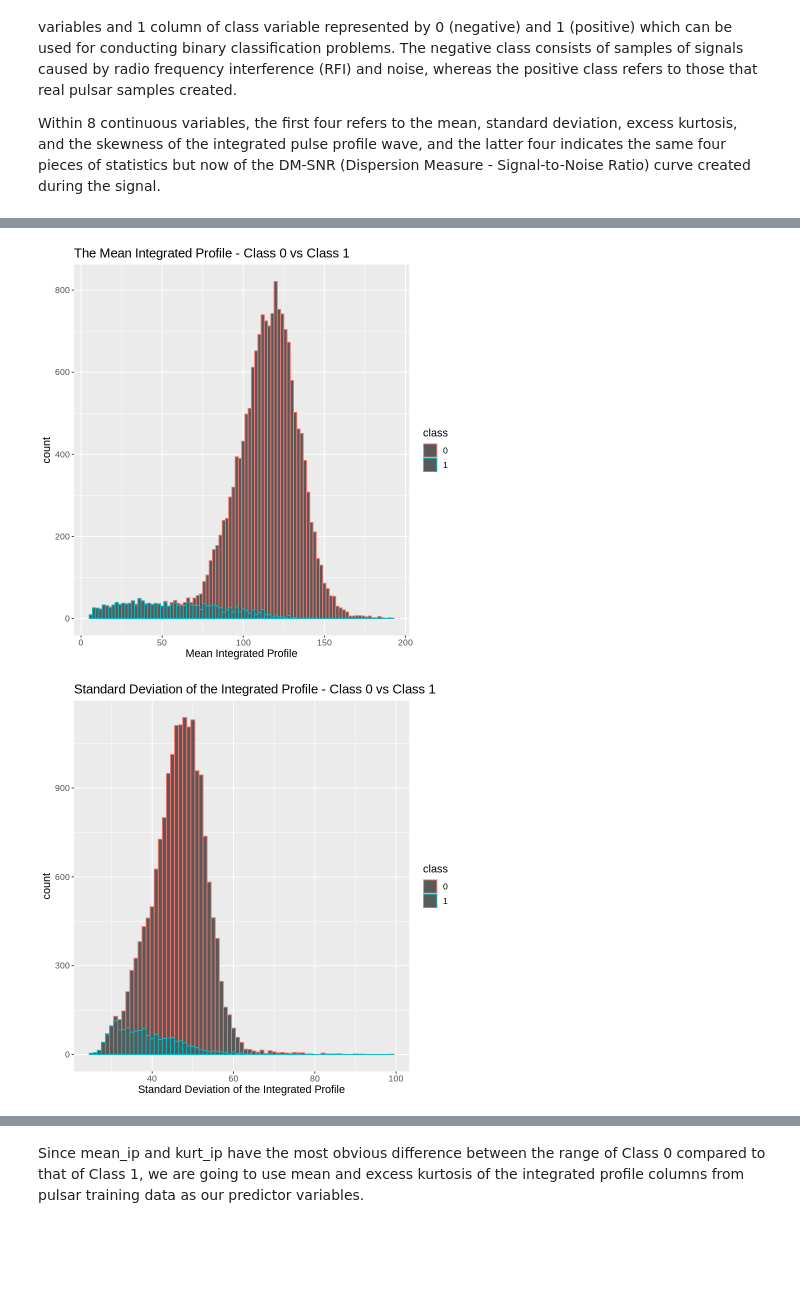
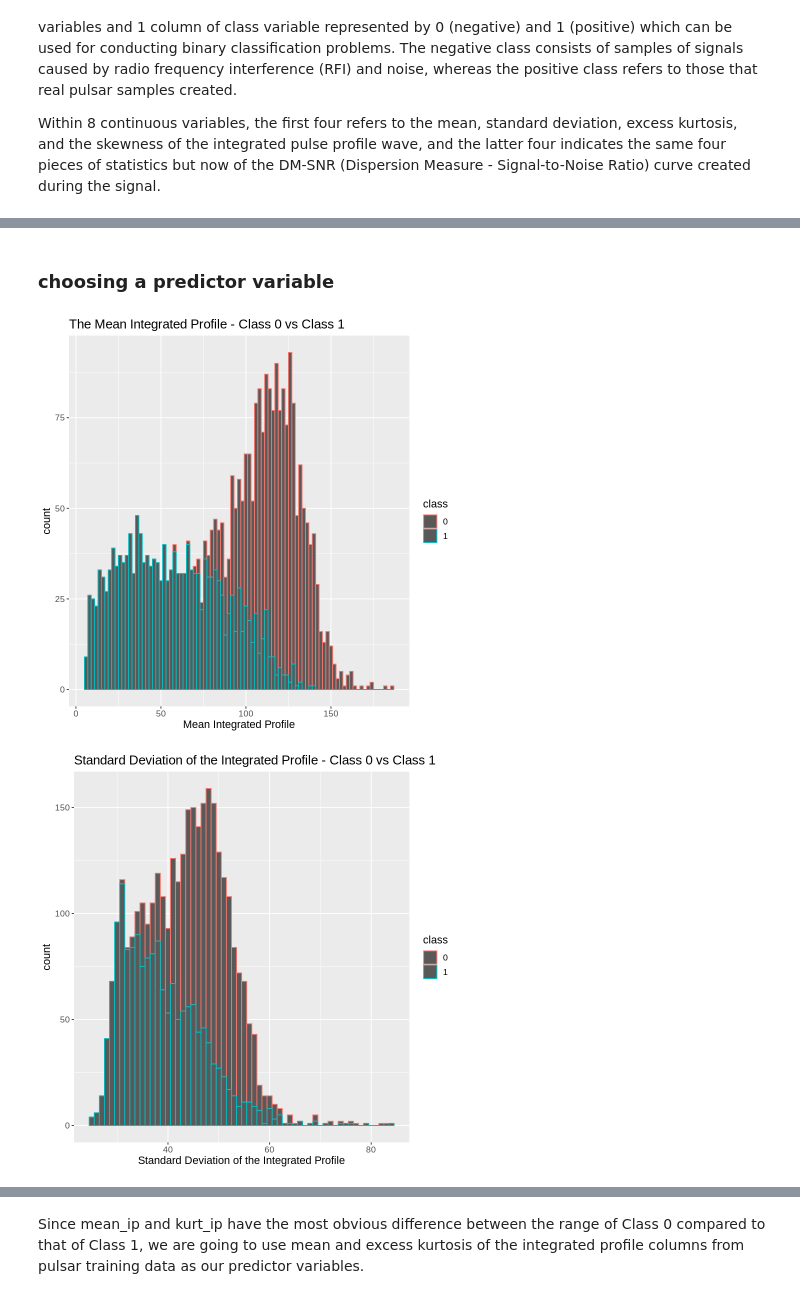
Before and after one commit to splashhhhhh/dsci100-grp165, a Jupyter notebook: Proposal.ipynb, the cells around one changed output, grey strips where cells are left out. Saved outputs shown, nothing was run; the diff lists cells and outputs as text; code cells hidden in the pictures; blank space fills up the shorter version.

Commit message:
Final code touches
- added the manually down sampled data
- data used now called "balanced"
- added chart and table names

```diff
--- a/Proposal.ipynb
+++ b/Proposal.ipynb
@@ -99,13 +164,15 @@ pulsar |>
+# %% [markdown]
+### choosing a predictor variable
 # %%
 # All histogram charts created to visualize which would be the best predictor variable to use for the classification of pulsar stars.
 
-# Here we are looking for a defining trait/characteristic of either class 1 or class 0.
+# Here we are looking for a defining trait/characteristic of either class 1 or class 0 using the balanced dataset.
 
 # This will be concluded from the visualizations produced (looking at whether or not the class's overlap).
 # The less the class overlap, the more accurate our classifier will be with classifying whether a signal is from an actual pulsar
 # star or whether it's just a RFI
 
-mean_ip_plot <- pulsar |>
+mean_ip_plot <- balanced |>
     ggplot(aes(x = mean_ip)) +
     geom_histogram(aes(colour = class), binwidth = 2) +
     labs(x = "Mean Integrated Profile") +
@@ -113,7 +180,7 @@ mean_ip_plot <- pulsar |>
 mean_ip_plot
 
 
-sd_ip_plot <- pulsar |>
+sd_ip_plot <- balanced |>
     ggplot(aes(x = sd_ip)) +
     geom_histogram(aes(colour = class), binwidth = 1) +
     labs(x = "Standard Deviation of the Integrated Profile") +
@@ -121,47 +188,47 @@ sd_ip_plot <- pulsar |>
 sd_ip_plot
 
 
-kurt_ip_plot <- pulsar |>
+kurt_ip_plot <- balanced|>
     ggplot(aes(x = kurt_ip)) +
     geom_histogram(aes(fill = class), binwidth = 0.1) +
     labs(x = "Excess Kurtosis of the Integrated Profile") +
     theme(text = element_text(size = 13)) + ggtitle("Excess Kurtosis of the Integrated Profile - Class 0 vs Class 1")
 kurt_ip_plot
 
-skew_ip_plot <- pulsar |>
+skew_ip_plot <- balanced |>
     ggplot(aes(x = skew_ip)) +
     geom_histogram(aes(colour = class), binwidth = 0.8) +
     labs(x = "Skweness of the Integrated Profile") +
     theme(text = element_text(size = 13)) + ggtitle("Skweness of the Integrated Profile - Class 0 vs Class 1")
 skew_ip_plot
 
-mean_dmsnr_plot <- pulsar |>
+mean_dmsnr_plot <- balanced |>
     ggplot(aes(x = mean_dmsnr)) +
     geom_histogram(aes(colour = class), binwidth = 2) +
     labs(x = "Mean DMSNR") +
     theme(text = element_text(size = 13)) + ggtitle("Mean of the DM-SNR Curve - Class 0 vs Class 1")
 mean_dmsnr_plot
 
-sd_dmsnr_plot <- pulsar |>
+sd_dmsnr_plot <- balanced |>
     ggplot(aes(x = sd_dmsnr)) +
     geom_histogram(aes(colour = class), binwidth = 2) +
     labs(x = "Standard Deviation of the DM-SNR Curve") +
     theme(text = element_text(size = 13)) + ggtitle("Standard Deviation of the DM-SNR Curve - Class 0 vs Class 1")
 sd_dmsnr_plot
 
-kurt_dmsnr <- pulsar |>
+kurt_dmsnr <- balanced |>
     ggplot(aes(x = kurt_dmsnr)) +
     geom_histogram(aes(colour = class), binwidth = 0.4) +
     labs(x = "Excess Kurtosis of the DM-SNR Curve") +
     theme(text = element_text(size = 13)) + ggtitle("Excess Kurtosis of the DM-SNR Curve- Class 0 vs Class 1")
 kurt_dmsnr
 
-skew_dmsnr <- pulsar |>
+skew_dmsnr <- balanced |>
     ggplot(aes(x = skew_dmsnr)) +
     geom_histogram(aes(colour = class), binwidth = 15) +
     labs(x = "Skewness of the DM-SNR Curve") +
     theme(text = element_text(size = 13)) + ggtitle("Skewness of the DM-SNR Curve - Class 0 vs Class 1")
 skew_dmsnr
 # %% [output]
-[figure, old version]
+[figure, new version]
-[figure, old version]
+[figure, new version]
```
Also changed, not shown: parts of 32 cells of this notebook.
